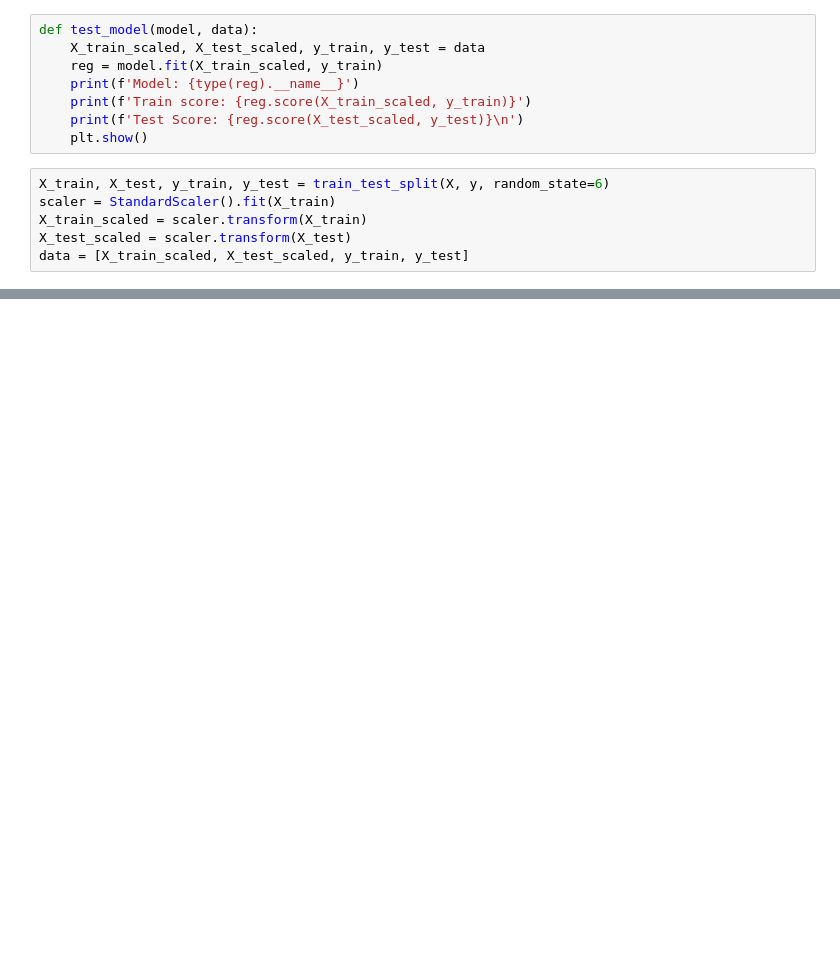
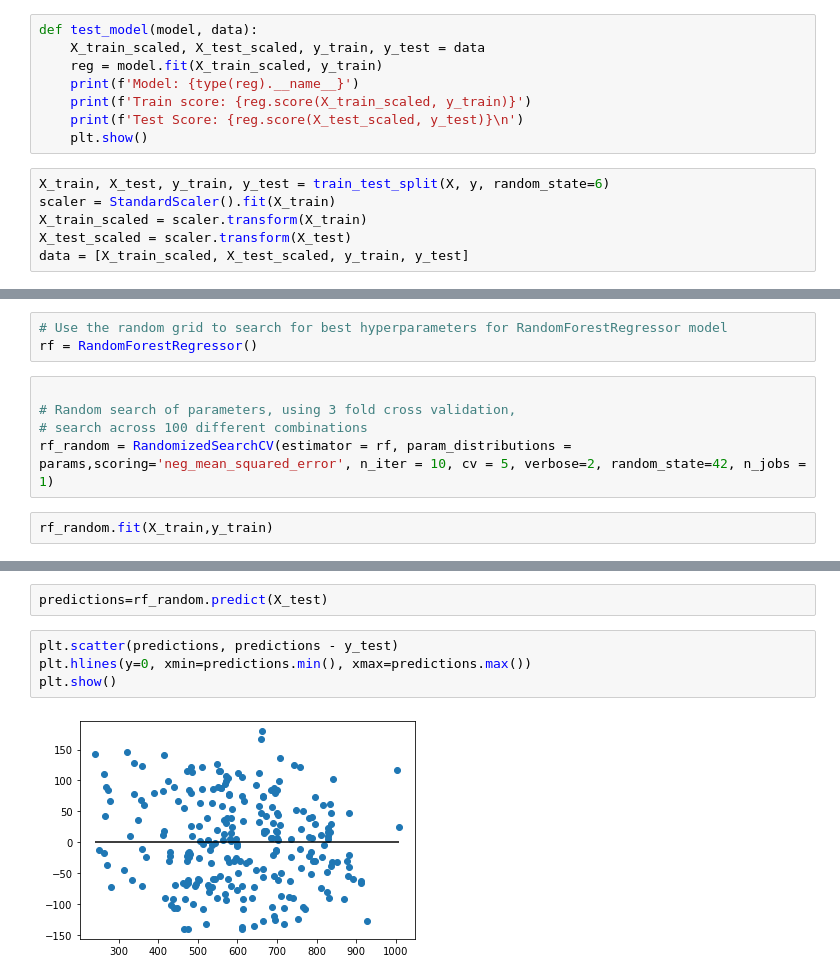
Before and after one commit to AThompson7/Electricity-Bill-Prediction, a Jupyter notebook: electricity.ipynb, the cells around one changed output, grey strips where cells are left out. Drawn from its saved outputs; the diff is of its cells as text; blank space fills up the shorter version.

```diff
--- a/electricity.ipynb
+++ b/electricity.ipynb
@@ -224,0 +226,10 @@ Test Score: 0.5077876158801078
+# %%
+# Use the random grid to search for best hyperparameters for RandomForestRegressor model
+rf = RandomForestRegressor()
+# %%
+
+# Random search of parameters, using 3 fold cross validation,
+# search across 100 different combinations
+rf_random = RandomizedSearchCV(estimator = rf, param_distributions = params,scoring='neg_mean_squared_error', n_iter = 10, cv = 5, verbose=2, random_state=42, n_jobs = 1)
+# %%
+rf_random.fit(X_train,y_train)
@@ -224,0 +285,8 @@ Test Score: 0.5077876158801078
+# %%
+predictions=rf_random.predict(X_test)
+# %%
+plt.scatter(predictions, predictions - y_test)
+plt.hlines(y=0, xmin=predictions.min(), xmax=predictions.max())
+plt.show()
+# %% [output]
+[figure, added]
```
Also changed, not shown: parts of 61 cells of this notebook, 20 other files.
